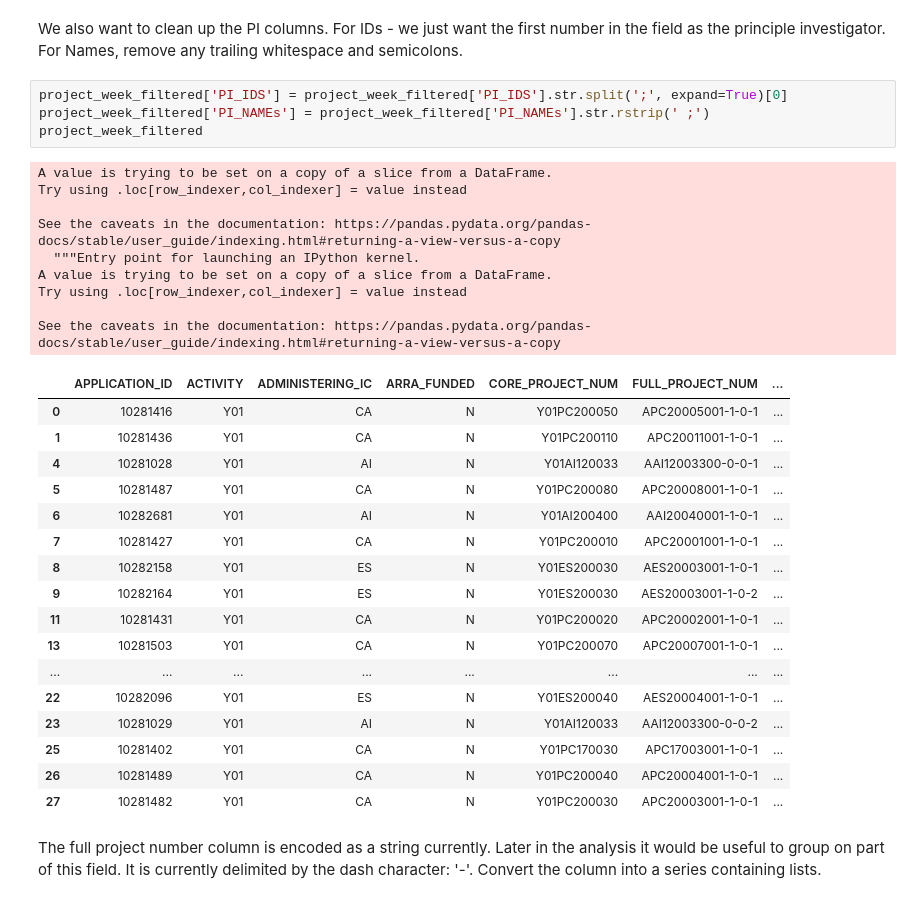
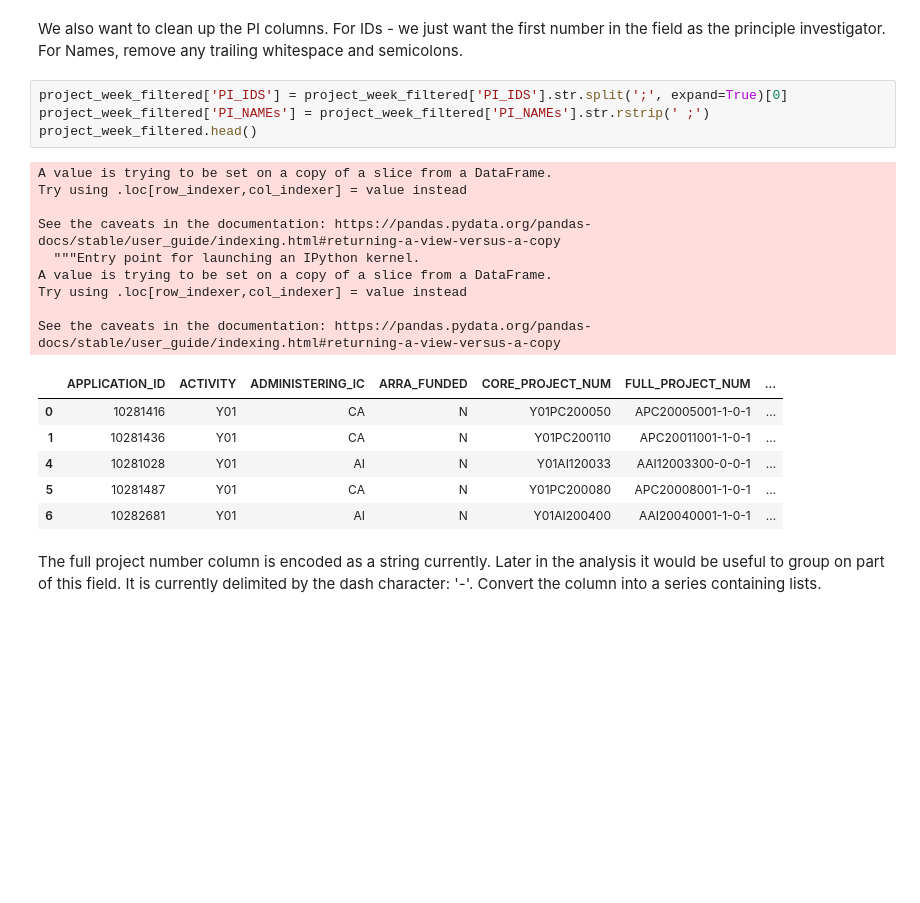
Before and after one commit to YunsyYin/Project_data_analytics, a Jupyter notebook: data_science_test_no_nlp.ipynb, the cells around one changed output. Saved outputs shown, nothing was run; the diff lists cells and outputs as text; blank space fills up the shorter version.

```diff
--- a/data_science_test_no_nlp.ipynb
+++ b/data_science_test_no_nlp.ipynb
@@ -108,34 +85,23 @@ We also want to clean up the PI columns. For IDs - we just want the first number
 # %%
 project_week_filtered['PI_IDS'] = project_week_filtered['PI_IDS'].str.split(';', expand=True)[0]
 project_week_filtered['PI_NAMEs'] = project_week_filtered['PI_NAMEs'].str.rstrip(' ;')
-project_week_filtered
+project_week_filtered.head()
 # %% [output]
 A value is trying to be set on a copy of a slice from a DataFrame.
 Try using .loc[row_indexer,col_indexer] = value instead
 
 See the caveats in the documentation: https://pandas.pydata.org/pandas-docs/stable/user_guide/indexing.html#returning-a-view-versus-a-copy
   """Entry point for launching an IPython kernel.
 A value is trying to be set on a copy of a slice from a DataFrame.
 Try using .loc[row_indexer,col_indexer] = value instead
 
 See the caveats in the documentation: https://pandas.pydata.org/pandas-docs/stable/user_guide/indexing.html#returning-a-view-versus-a-copy
 |  | APPLICATION_ID | ACTIVITY | ADMINISTERING_IC | ARRA_FUNDED | CORE_PROJECT_NUM | FULL_PROJECT_NUM | ... |
 | 0 | 10281416 | Y01 | CA | N | Y01PC200050 | APC20005001-1-0-1 | ... |
 | 1 | 10281436 | Y01 | CA | N | Y01PC200110 | APC20011001-1-0-1 | ... |
 | 4 | 10281028 | Y01 | AI | N | Y01AI120033 | AAI12003300-0-0-1 | ... |
 | 5 | 10281487 | Y01 | CA | N | Y01PC200080 | APC20008001-1-0-1 | ... |
 | 6 | 10282681 | Y01 | AI | N | Y01AI200400 | AAI20040001-1-0-1 | ... |
-| 7 | 10281427 | Y01 | CA | N | Y01PC200010 | APC20001001-1-0-1 | ... |
-| 8 | 10282158 | Y01 | ES | N | Y01ES200030 | AES20003001-1-0-1 | ... |
-| 9 | 10282164 | Y01 | ES | N | Y01ES200030 | AES20003001-1-0-2 | ... |
-| 11 | 10281431 | Y01 | CA | N | Y01PC200020 | APC20002001-1-0-1 | ... |
-| 13 | 10281503 | Y01 | CA | N | Y01PC200070 | APC20007001-1-0-1 | ... |
-| ... | ... | ... | ... | ... | ... | ... | ... |
-| 22 | 10282096 | Y01 | ES | N | Y01ES200040 | AES20004001-1-0-1 | ... |
-| 23 | 10281029 | Y01 | AI | N | Y01AI120033 | AAI12003300-0-0-2 | ... |
-| 25 | 10281402 | Y01 | CA | N | Y01PC170030 | APC17003001-1-0-1 | ... |
-| 26 | 10281489 | Y01 | CA | N | Y01PC200040 | APC20004001-1-0-1 | ... |
-| 27 | 10281482 | Y01 | CA | N | Y01PC200030 | APC20003001-1-0-1 | ... |
 # %% [markdown]
 The full project number column is encoded as a string currently. Later in the analysis it would be useful to group on part of this field. It is currently delimited by the dash character: '-'. Convert the column into a series containing lists.
 # %%
```
Also changed, not shown: parts of 15 cells of this notebook.
